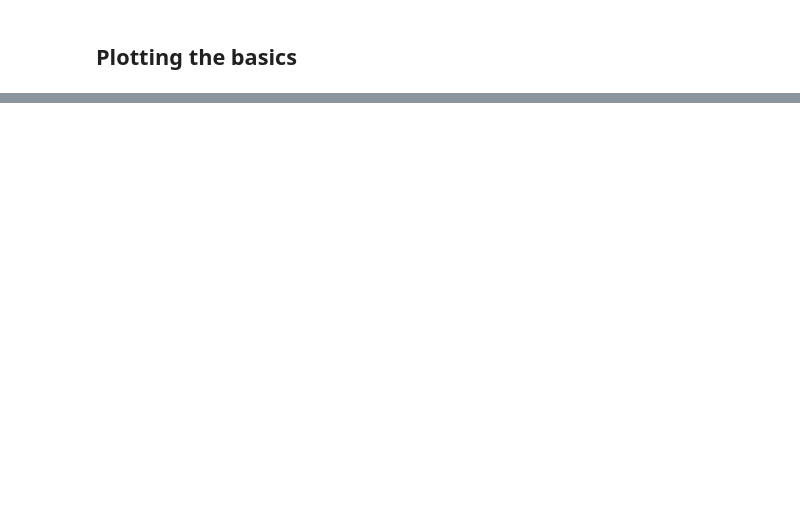
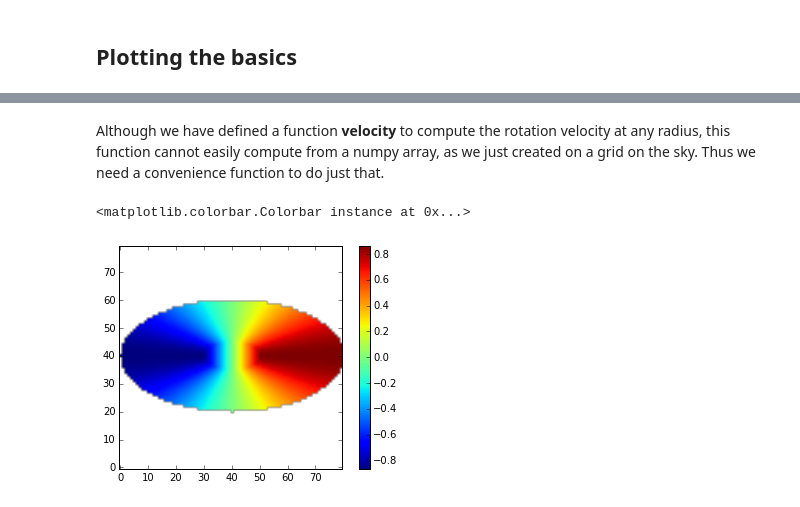
Before and after one commit to teuben/SLICA, a Jupyter notebook: notebooks/orbits.ipynb, the cells around one changed output, grey strips where cells are left out. Drawn from its saved outputs; the diff is of its cells as text; code cells hidden in the pictures; blank space fills up the shorter version.

```diff
--- a/notebooks/orbits.ipynb
+++ b/notebooks/orbits.ipynb
@@ -49,0 +109,32 @@ plt.plot(rad,vel)
+# %%
+r0 = 4.0                               # disk radius
+x = np.arange(-r0,r0,0.1)
+y = np.arange(-r0,r0,0.1)
+xx,yy=np.meshgrid(x,y)
+rr = np.sqrt(xx*xx+(yy/cosi)**2)
+# %% [markdown]
+Although we have defined a function **velocity** to compute the rotation velocity at any radius, this function cannot easily compute from a numpy array, as we just created on a grid on the sky. Thus we need a convenience function to do just that.
+# %%
+def velocity2d(rad2d, model):
+    """ convenience function to take a 2d array of radii
+        and return the same-shaped velocities
+    """
+    (ny,nx) = rad2d.shape
+    vel2d = rad2d.copy()
+    for y in range(ny):
+        for x in range(nx):
+            vel2d[y,x] = velocity(rad2d[y,x],model)
+    return vel2d
+# %%
+#model = 'star'
+#model = 'plummer'
+model = 'galaxy'
+vv = velocity2d(rr,model)
+vvmasked = np.ma.masked_where(rr>r0,vv)
+vobs = vvmasked * xx / rr * sini
+# %%
+plt.imshow(vobs,origin=['Lower'])
+plt.colorbar()
+# %% [output]
+<matplotlib.colorbar.Colorbar instance at 0x...>
+[figure, added]
```
Also changed, not shown: parts of 14 cells of this notebook.
